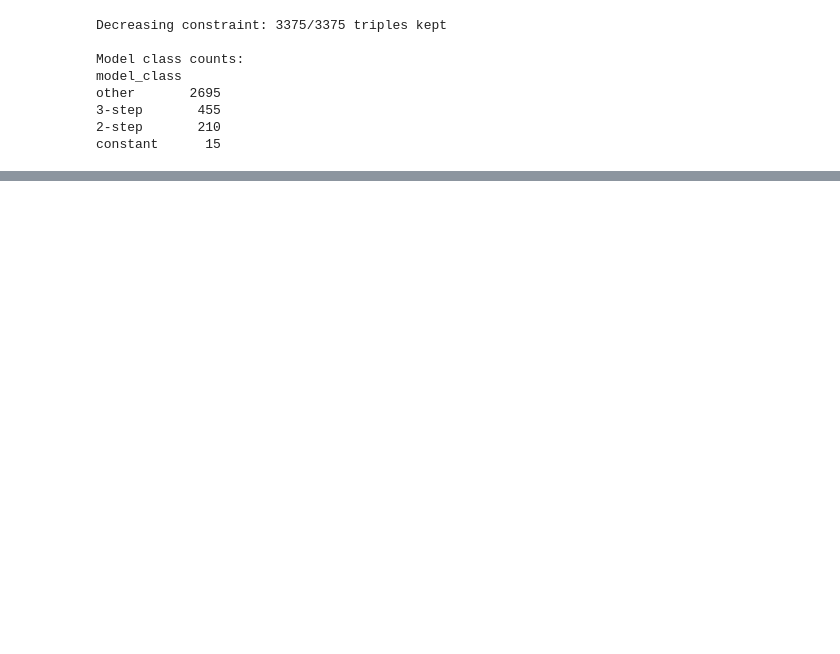
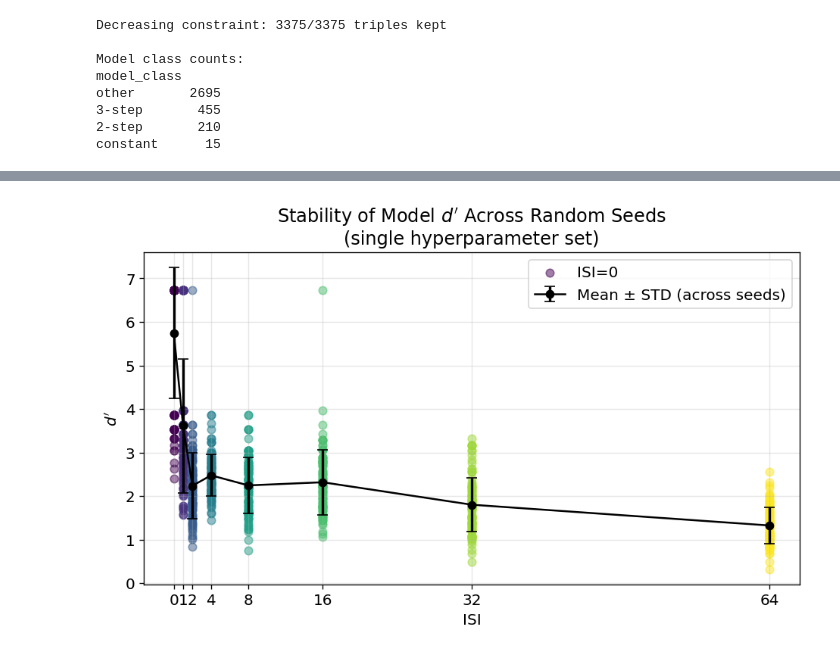
Before and after one commit to bjmedina/memory, a Jupyter notebook: notebooks/2026-03-22_3step-grid-search-model-comparison.ipynb, the cells around one changed output, grey strips where cells are left out. Saved outputs shown, nothing was run; the diff lists cells and outputs as text; code cells hidden in the pictures; blank space fills up the shorter version.

```diff
--- a/notebooks/2026-03-22_3step-grid-search-model-comparison.ipynb
+++ b/notebooks/2026-03-22_3step-grid-search-model-comparison.ipynb
@@ -321,0 +675,43 @@ Best parameters per class:
+# %%
+import matplotlib.pyplot as plt
+
+# Plot stability analysis for the chosen hyperparameters (d' by ISI for all seeds)
+plt.figure(figsize=(8, 5))
+colors = plt.cm.viridis(np.linspace(0, 1, len(ISI_VALUES)))
+for idx, isi in enumerate(ISI_VALUES):
+    isi_col = f'dprime_isi{isi}'
+    if isi_col in df_stability.columns:
+        plt.scatter(
+            [isi] * len(df_stability),
+            df_stability[isi_col],
+            color=colors[idx],
+            alpha=0.5,
+            s=40,
+            label=f'ISI={isi}' if idx == 0 else None
+        )
+
+# Optionally, overlay mean and std for each ISI
+means = [df_stability[f'dprime_isi{isi}'].mean() for isi in ISI_VALUES]
+stds = [df_stability[f'dprime_isi{isi}'].std() for isi in ISI_VALUES]
+plt.errorbar(
+    ISI_VALUES,
+    means,
+    yerr=stds,
+    fmt='-o',
+    color='black',
+    ecolor='black',
+    elinewidth=2,
+    capsize=4,
+    label="Mean ± STD (across seeds)"
+)
+
+plt.title("Stability of Model $d'$ Across Random Seeds\n(single hyperparameter set)")
+plt.xlabel("ISI")
+plt.ylabel("$d'$")
+plt.grid(alpha=0.3)
+plt.xticks(ISI_VALUES)
+plt.legend()
+plt.tight_layout()
+plt.show()
+# %% [output]
+[figure, added]
```
Also changed, not shown: parts of 21 cells of this notebook, 12 other files.
